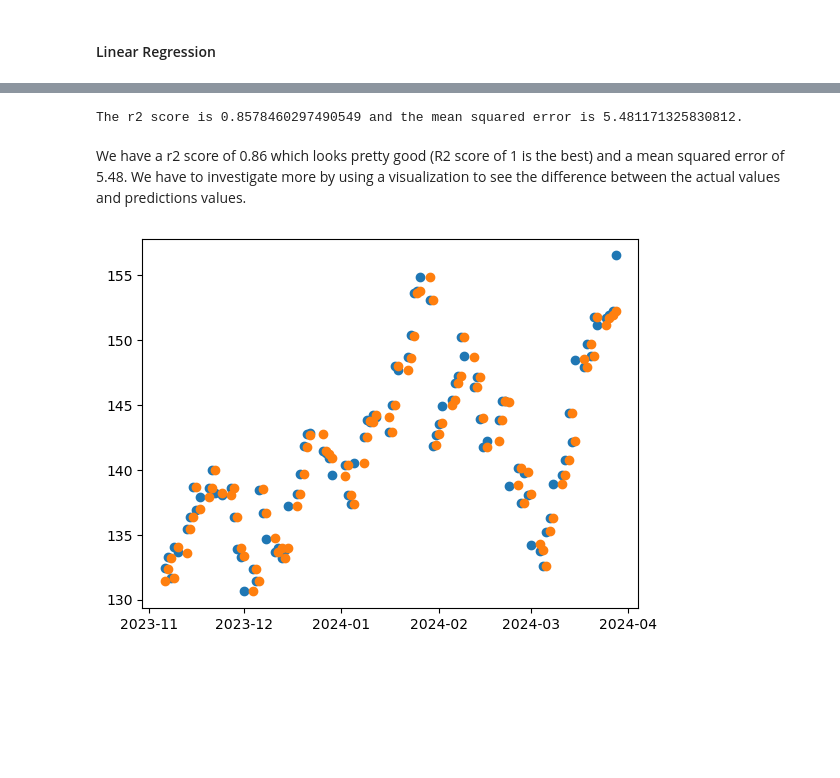
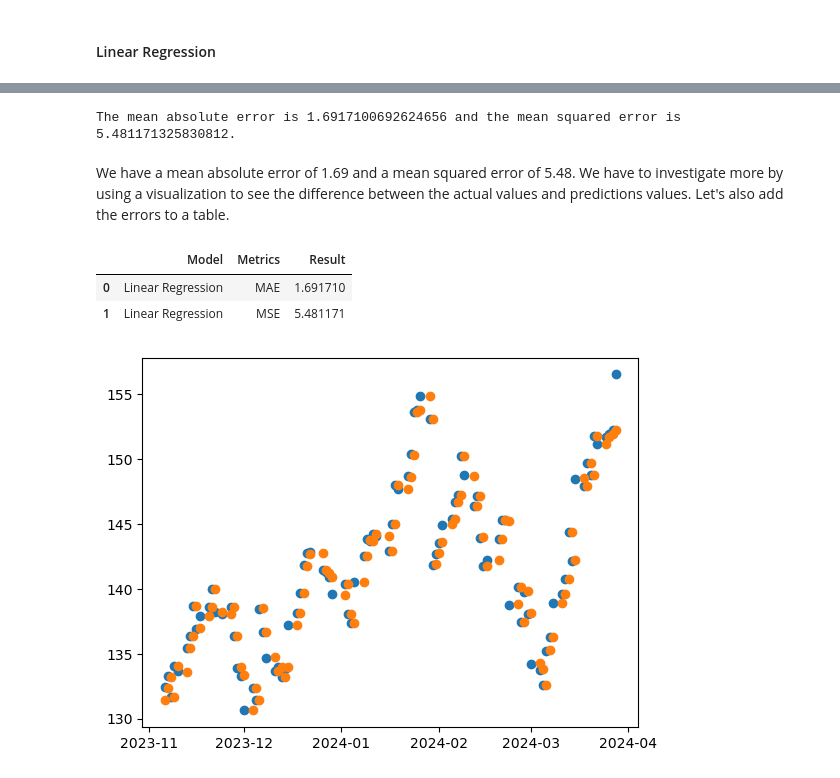
Before and after one commit to Efflorescence01/Stock_Prediction_Cap, a Jupyter notebook: Stock Modeling.ipynb, the cells around one changed output, grey strips where cells are left out. Cells and saved outputs as stored; diff of their text form; code cells hidden in the pictures; blank space fills up the shorter version.

```diff
--- a/Stock Modeling.ipynb
+++ b/Stock Modeling.ipynb
@@ -138,12 +152,22 @@ predictions = pd.Series(predictions, index = test.index)
 # %%
-#Getting the r2 score for the
-linear_r2 = r2_score(test['Tomorrow_Adj_close'], predictions)
+#Getting the mean absolute error and mean squared error
+linear_mae = mean_absolute_error(test['Tomorrow_Adj_close'], predictions)
 linear_mse = mean_squared_error(test['Tomorrow_Adj_close'],predictions)
-print(f"The r2 score is {linear_r2} and the mean squared error is {linear_mse}.")
+print(f"The mean absolute error is {linear_mae} and the mean squared error is {linear_mse}.")
 # %% [output]
-The r2 score is 0.8578460297490549 and the mean squared error is 5.481171325830812.
+The mean absolute error is 1.6917100692624656 and the mean squared error is 5.481171325830812.
 # %% [markdown]
-We have a r2 score of 0.86 which looks pretty good (R2 score of 1 is the best) and a mean squared error of 5.48. We have to investigate more by using a visualization to see the difference between the actual values and predictions values.
+We have a mean absolute error of 1.69 and a mean squared error of 5.48. We have to investigate more by using a visualization to see the difference between the actual values and predictions values. Let's also add the errors to a table.
+# %%
+Report = {"Model": "Linear Regression",
+          "Metrics":["MAE","MSE"],
+          "Result": [linear_mae,linear_mse]}
+Report_df = pd.DataFrame(Report)
+Report_df
+# %% [output]
+|  | Model | Metrics | Result |
+| 0 | Linear Regression | MAE | 1.691710 |
+| 1 | Linear Regression | MSE | 5.481171 |
 # %%
 import matplotlib.pyplot as plt
 plt.figure()
```
Also changed, not shown: parts of 19 cells of this notebook.
